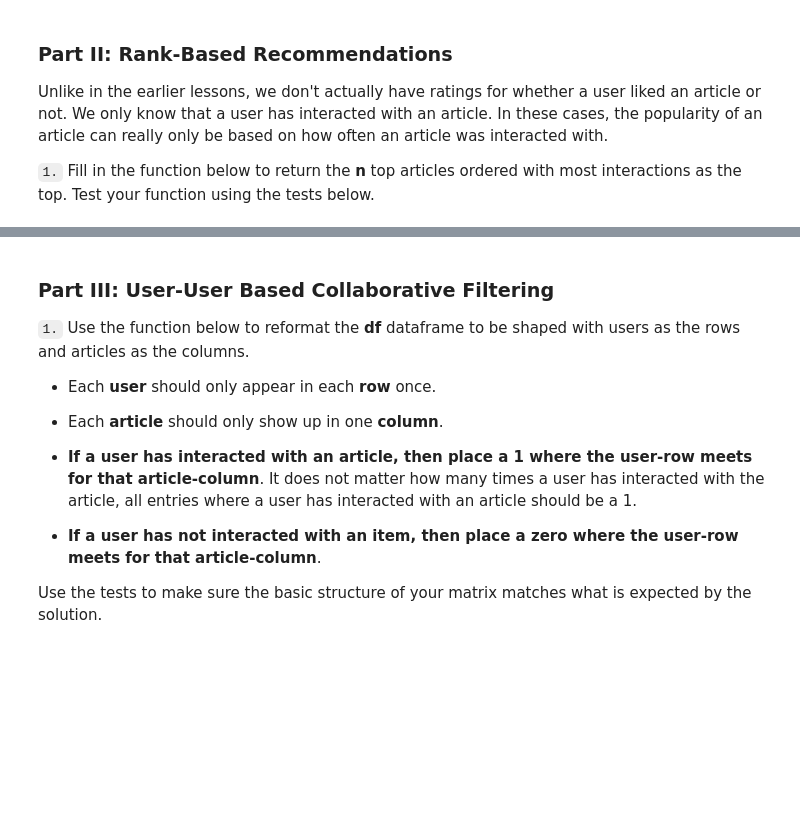
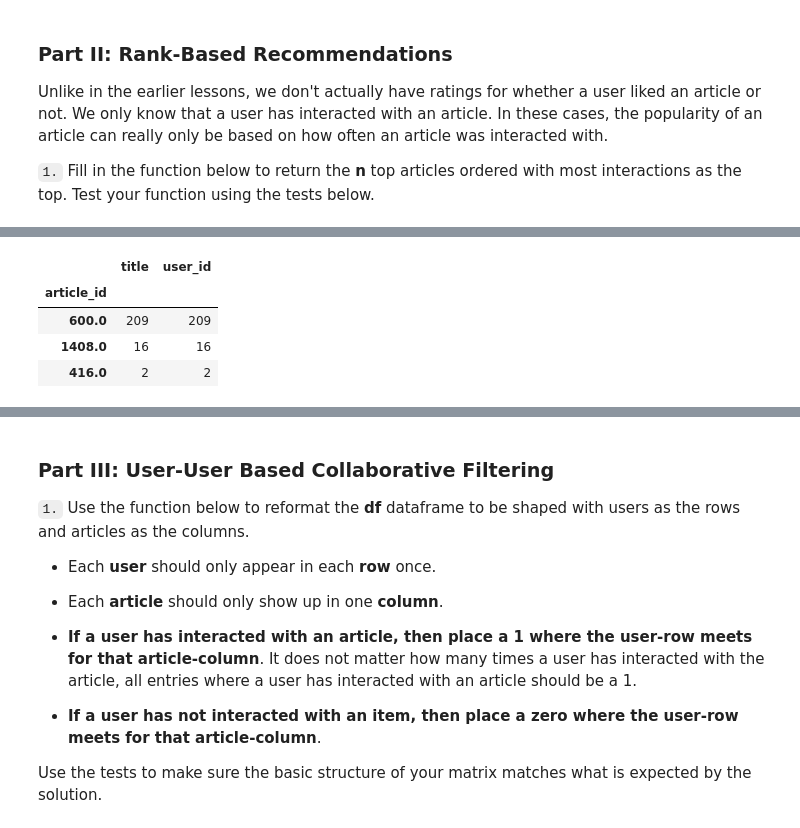
Before and after one commit to LucasGuiraldelli/Recommendations-with-IBM, a Jupyter notebook: Recommendations_with_IBM.ipynb, the cells around one changed output, grey strips where cells are left out. Cells and saved outputs as stored; diff of their text form; code cells hidden in the pictures; blank space fills up the shorter version.

```diff
--- a/Recommendations_with_IBM.ipynb
+++ b/Recommendations_with_IBM.ipynb
@@ -155,3 +194,11 @@ Unlike in the earlier lessons, we don't actually have ratings for whether a user
+# %%
+df.groupby(by='article_id').count().sort_values(by='user_id', ascending=False).sample(3)
+# %% [output]
+|  | title | user_id |
+| article_id |  |  |
+| 600.0 | 209 | 209 |
+| 1408.0 | 16 | 16 |
+| 416.0 | 2 | 2 |
 # %%
 def get_top_articles(n, df=df):
     '''
```
Also changed, not shown: parts of 15 cells of this notebook, 4 other files.
